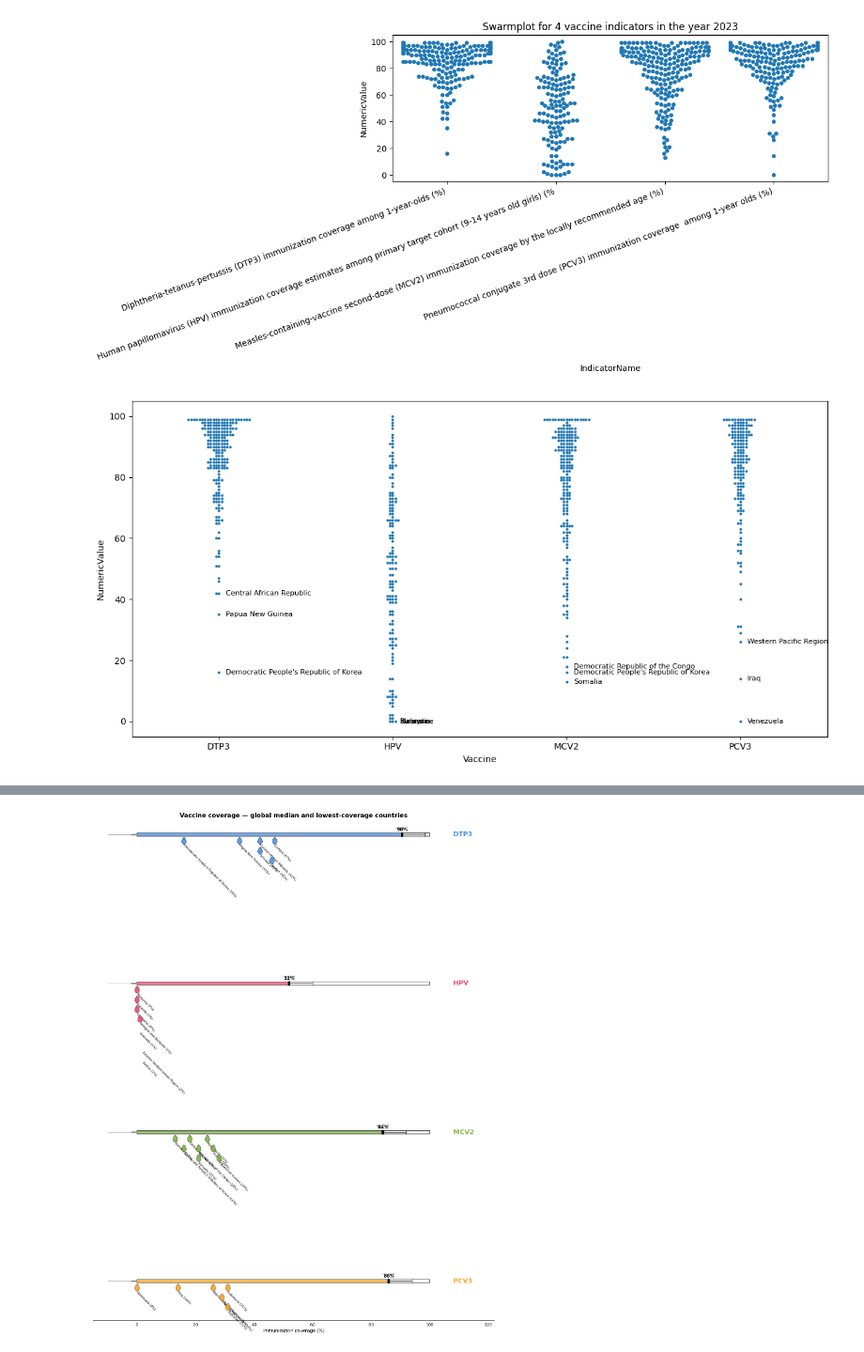
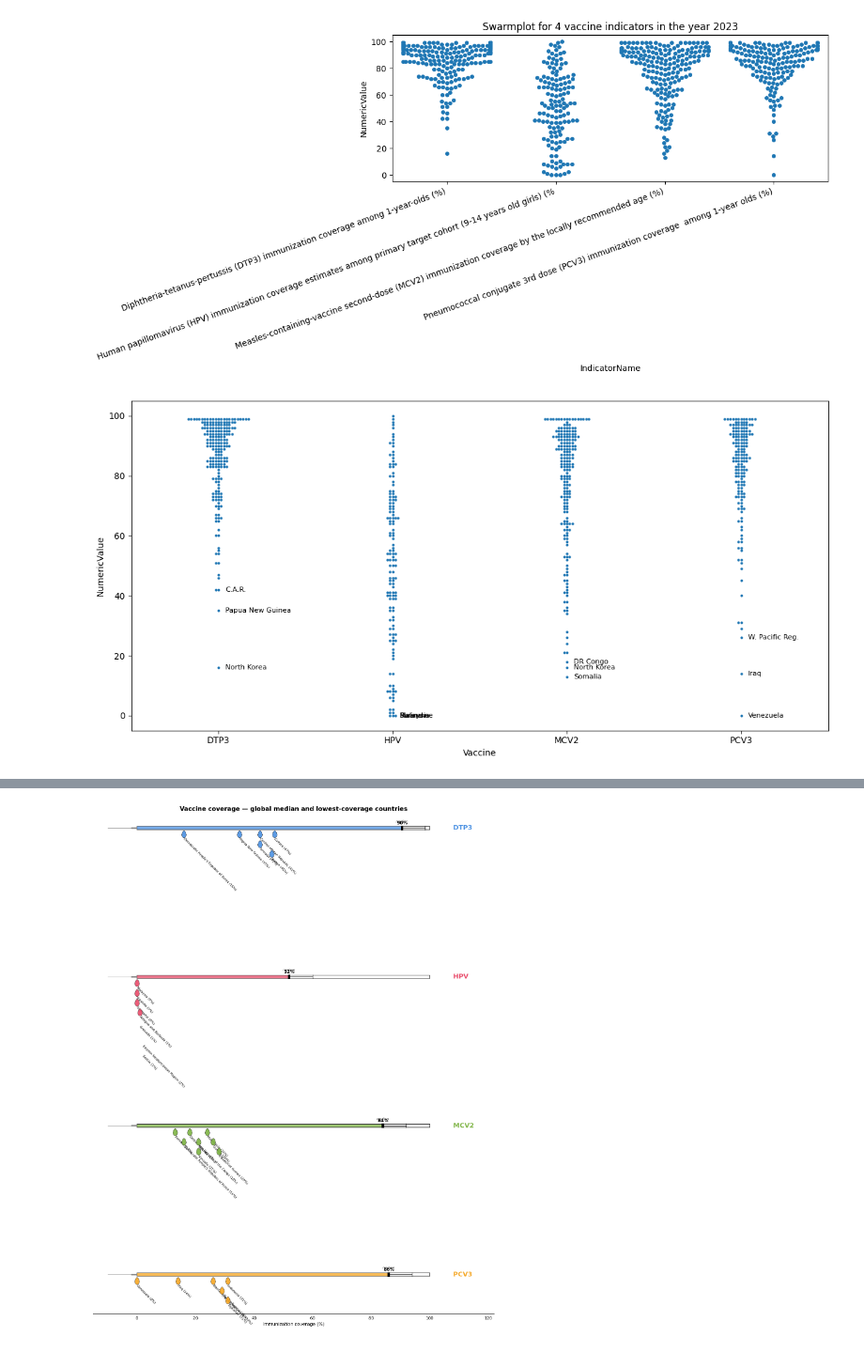
Before and after one commit to SelmaEsders/WHO_health_indicators, a Jupyter notebook: Jupyter_Notebooks/SelmaVaccines01_tryout.ipynb, the cells around one changed output, grey strips where cells are left out. Shown at 94% size. Drawn from its saved outputs; the diff is of its cells as text; code cells hidden in the pictures.

```diff
--- a/Jupyter_Notebooks/SelmaVaccines01_tryout.ipynb
+++ b/Jupyter_Notebooks/SelmaVaccines01_tryout.ipynb
@@ -58,0 +61,31 @@ Length: 1, dtype: str
+# %%
+shorten = {
+    "Democratic People's Republic of Korea": "North Korea",
+    "Democratic Republic of the Congo": "DR Congo",
+    "Lao People's Democratic Republic": "Laos",
+    "occupied Palestinian territory, including east Jerusalem": "Palestine",
+    "Republic of Korea": "South Korea",
+    "Republic of Moldova": "Moldova",
+    "Russian Federation": "Russia",
+    "Saint Vincent and the Grenadines": "St. Vincent & Grenadines",
+    "Syrian Arab Republic": "Syria",
+    "United Republic of Tanzania": "Tanzania",
+    "United States of America": "USA",
+    "United Arab Emirates": "UAE",
+    "Central African Republic": "C.A.R.",
+    "Saint Kitts and Nevis": "St. Kitts & Nevis",
+    "Sao Tome and Principe": "São Tomé & Príncipe",
+    "Eastern Mediterranean Region": "E. Mediterranean Reg.",
+    "South-East Asia Region": "SE Asia Reg.",
+    "Region of the Americas": "Americas Reg.",
+    "Western Pacific Region": "W. Pacific Reg.",
+    "Brunei Darussalam": "Brunei",
+}
+
+# 1) strip parentheticals → handles Bolivia, Iran, Micronesia, Netherlands, Venezuela
+vaccine_df['LocationShort'] = vaccine_df['Location'].str.replace(r'\s*\(.*\)', '', regex=True)
+# 2) apply the manual shortenings above
+vaccine_df['LocationShort'] = vaccine_df['LocationShort'].replace(shorten)
+vaccine_df.info()
+vaccine_df.to_csv(r'C:\Users\ThinkPad\Desktop\Mastermind\WHO\WHO_health_indicators\CSV_files\vaccine_indicators.csv', index=False)
+vaccine_df.info()
@@ -76,35 +127,35 @@ import matplotlib.pyplot as plt
 vaccine_df['Location'] = vaccine_df['Location'].replace(
     'Venezuela (Bolivarian Republic of)', 'Venezuela'
 )
 short = {
     'Diphtheria-tetanus-pertussis (DTP3) immunization coverage among 1-year-olds (%)': 'DTP3',
     'Human papillomavirus (HPV) immunization coverage estimates among primary target cohort (9-14 years old girls) (%': 'HPV',  # no closing )
     'Measles-containing-vaccine second-dose (MCV2) immunization coverage by the locally recommended age (%)': 'MCV2',
     'Pneumococcal conjugate 3rd dose (PCV3) immunization coverage  among 1-year olds (%)': 'PCV3',
 }
 vaccine_df['Vaccine'] = vaccine_df['IndicatorName'].map(short)
 order = ['DTP3', 'HPV', 'MCV2', 'PCV3']
 
 plt.figure(figsize=(12, 6))
 ax = sns.swarmplot(data=vaccine_df, x='Vaccine', y='NumericValue', order=order, size=3)
 
 for i, cat in enumerate(order):
     lowest3 = vaccine_df[vaccine_df['Vaccine'] == cat].nsmallest(3, 'NumericValue')
     for _, row in lowest3.iterrows():
         ax.annotate(
-            row['Location'],
+            row['LocationShort'],
             xy=(i, row['NumericValue']),
             xytext=(8, 0),
             textcoords='offset points',
             fontsize=8,
             va='center',
         )
 
 plt.tight_layout()
 plt.savefig('vaccine_swarmplot.png', dpi=300, bbox_inches='tight')
 plt.show()
 # %% [output]
-[figure, old version]
+[figure, new version]
 # %%
 import os
 
```
Also changed, not shown: parts of 30 cells of this notebook, 10 other files.
